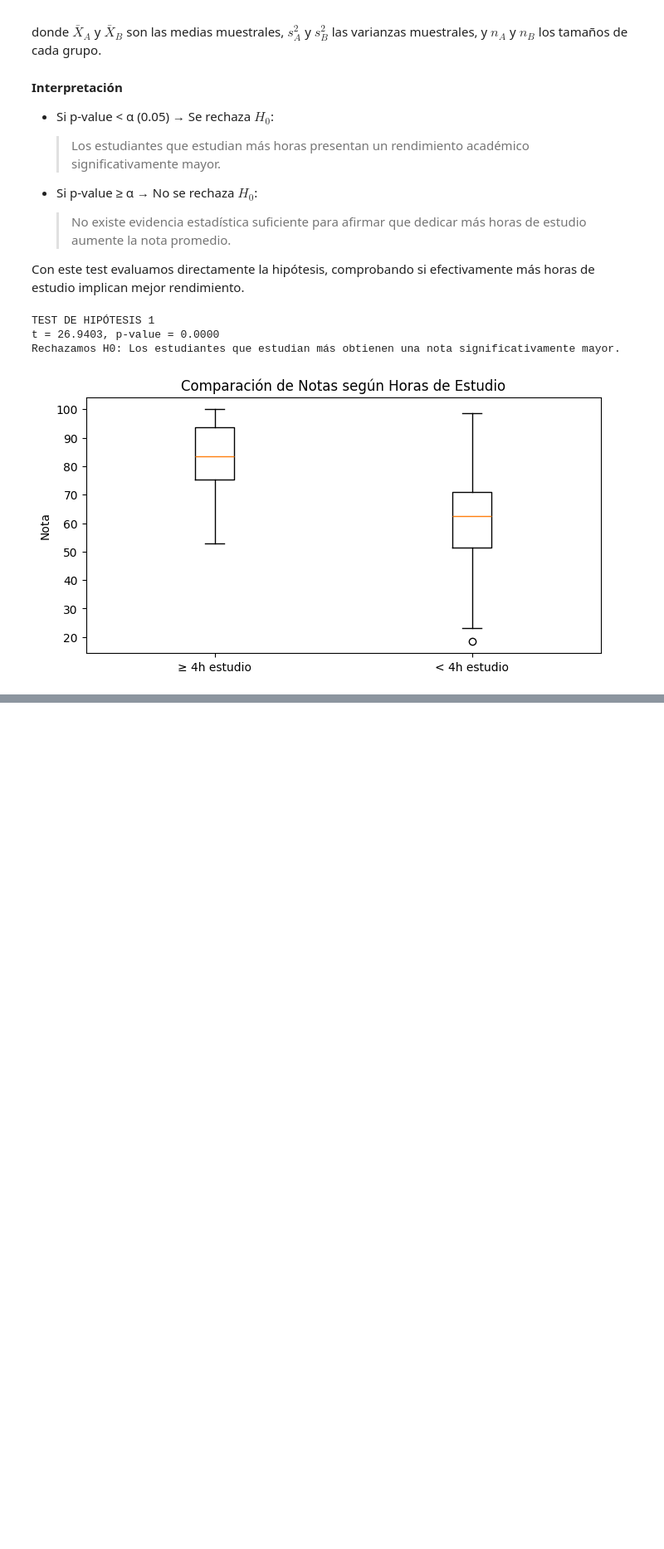
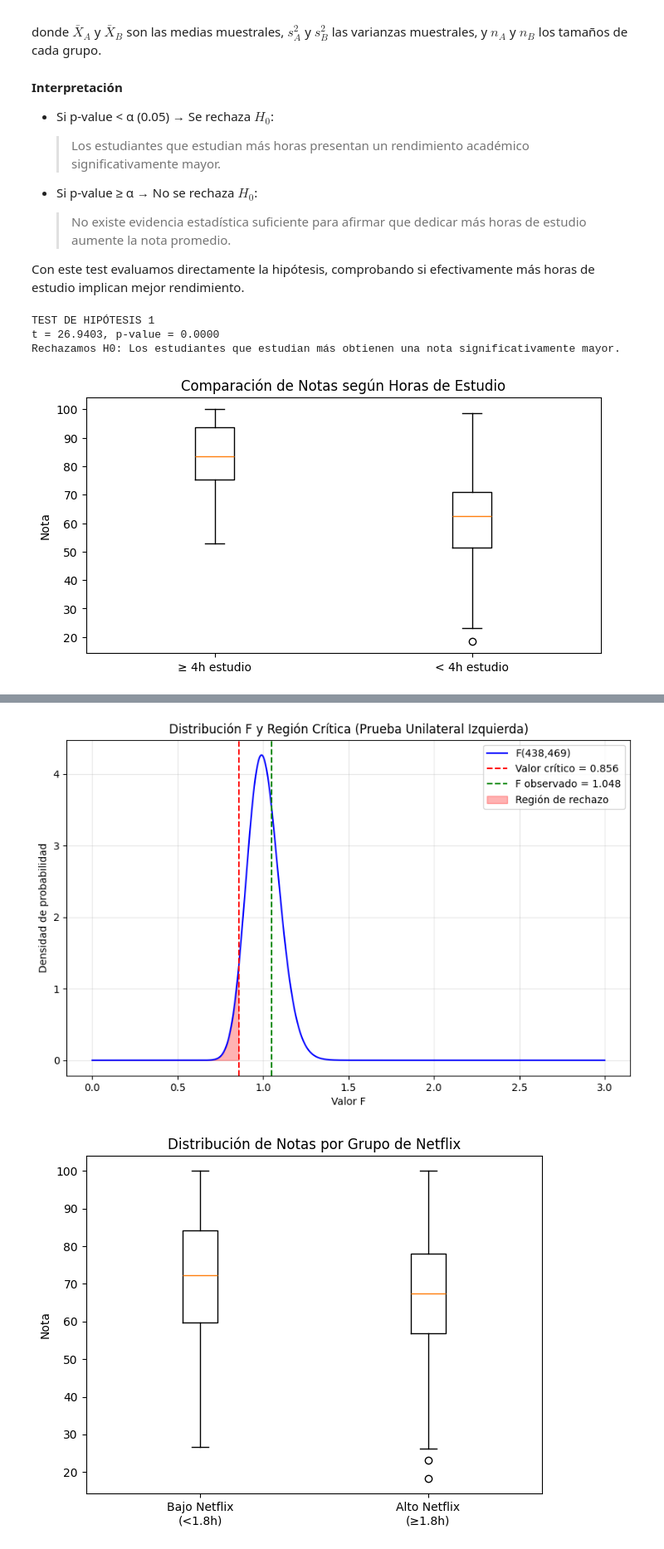
Before and after one commit to Gragas1v9/Trabajo-Estaca, a Jupyter notebook: notebook-estaca-1.ipynb, the cells around one changed output, grey strips where cells are left out. Shown at 83% size. Saved outputs shown, nothing was run; the diff lists cells and outputs as text; code cells hidden in the pictures; blank space fills up the shorter version.

```diff
--- a/notebook-estaca-1.ipynb
+++ b/notebook-estaca-1.ipynb
@@ -1059,0 +1098,75 @@ Rechazamos H0: Los estudiantes que estudian más obtienen una nota significativa
+# %%
+import pandas as pd
+import numpy as np
+from scipy.stats import f
+import matplotlib.pyplot as plt
+
+# Separación de grupos según uso de Netflix
+netflix_median = df['netflix_hours'].median()
+grupo_netflix_alto = df[df['netflix_hours'] >= netflix_median]['exam_score']
+grupo_netflix_bajo = df[df['netflix_hours'] < netflix_median]['exam_score']
+
+# Cálculo de varianzas muestrales
+s2_bajo = grupo_netflix_bajo.var()
+s2_alto = grupo_netflix_alto.var()
+
+# Estadístico F (siempre mayor varianza en numerador para prueba bilateral,
+# pero para unilateral mantenemos la hipótesis específica)
+F_stat = s2_bajo / s2_alto  # Para H₁: σ²_bajo < σ²_alto
+
+# Grados de libertad
+df_bajo = len(grupo_netflix_bajo) - 1
+df_alto = len(grupo_netflix_alto) - 1
+
+# VALOR CRÍTICO CORREGIDO (α = 0.05, cola izquierda)
+f_critico = f.ppf(0.05, df_bajo, df_alto)  # f_{0.05} no f_{0.95}
+
+# p-value (cola izquierda)
+p_value = f.cdf(F_stat, df_bajo, df_alto)
+
+print("\n--- TEST F DE COMPARACIÓN DE VARIANZAS ---")
+print(f"Varianza grupo bajo Netflix: {s2_bajo:.4f}")
+print(f"Varianza grupo alto Netflix: {s2_alto:.4f}")
+print(f"Estadístico F = {F_stat:.4f}")
+print(f"p-value: {p_value:.4f}")
+
+# Decisión
+if F_stat < f_critico:
+    print("Rechazamos H₀: Los estudiantes con bajo consumo de Netflix presentan una variabilidad significativamente menor en su rendimiento académico.")
+else:
+    print("No se rechaza H₀: No hay evidencia suficiente de diferencias en la variabilidad.")
+
+# Gráfico de la distribución F
+x = np.linspace(0, 3, 1000)
+y = f.pdf(x, df_bajo, df_alto)
+
+plt.figure(figsize=(10, 6))
+plt.plot(x, y, 'b-', label=f'F({df_bajo},{df_alto})')
+plt.axvline(f_critico, color='r', linestyle='--', label=f'Valor crítico = {f_critico:.3f}')
+plt.axvline(F_stat, color='g', linestyle='--', label=f'F observado = {F_stat:.3f}')
+
+# Sombrear región de rechazo (cola izquierda)
+x_fill = np.linspace(0, f_critico, 100)
+y_fill = f.pdf(x_fill, df_bajo, df_alto)
+plt.fill_between(x_fill, y_fill, color='red', alpha=0.3, label='Región de rechazo')
+
+plt.xlabel('Valor F')
+plt.ylabel('Densidad de probabilidad')
+plt.title('Distribución F y Región Crítica (Prueba Unilateral Izquierda)')
+plt.legend()
+plt.grid(alpha=0.3)
+
+
+plt.figure(figsize=(12, 5))
+
+plt.subplot(1, 2, 1)
+plt.boxplot([grupo_netflix_bajo, grupo_netflix_alto], tick_labels=[f'Bajo Netflix\n(<{netflix_median:.1f}h)', f'Alto Netflix\n(≥{netflix_median:.1f}h)'])
+plt.title('Distribución de Notas por Grupo de Netflix')
+plt.ylabel('Nota')
+
+plt.tight_layout()
+
+
+
+plt.show()
+# %% [output]
@@ -1059,0 +1179,2 @@ Rechazamos H0: Los estudiantes que estudian más obtienen una nota significativa
+[figure, added]
+[figure, added]
```
Also changed, not shown: parts of 8 cells of this notebook.
